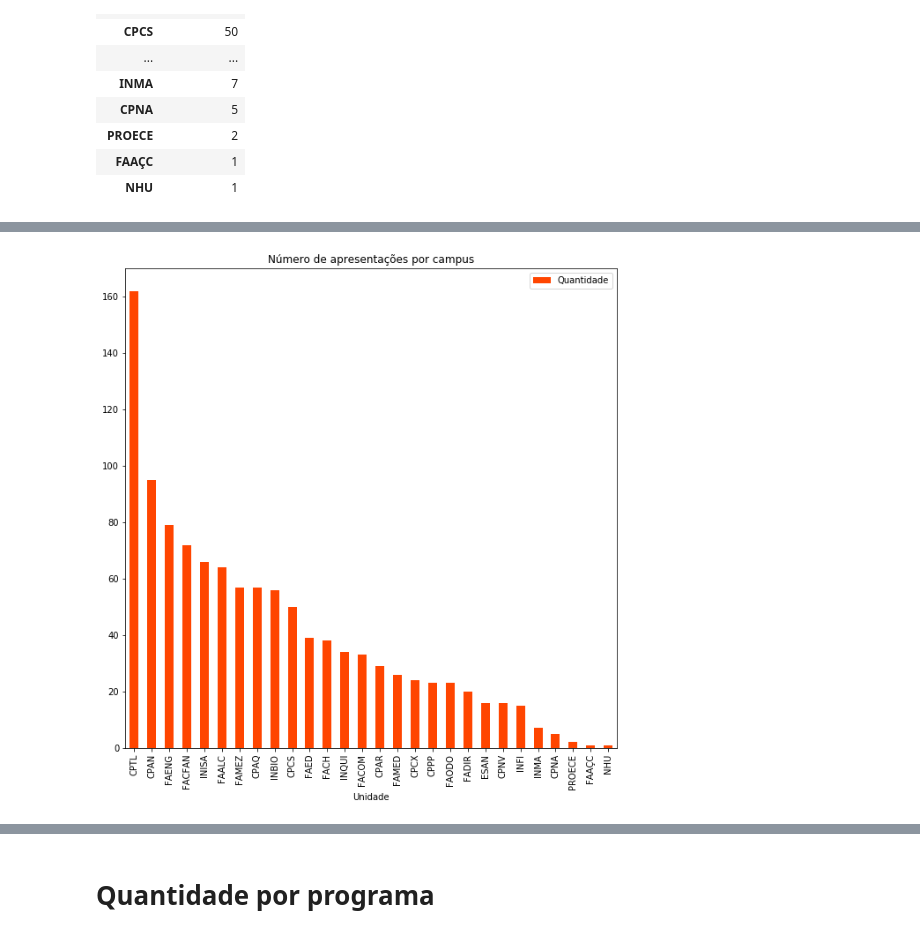
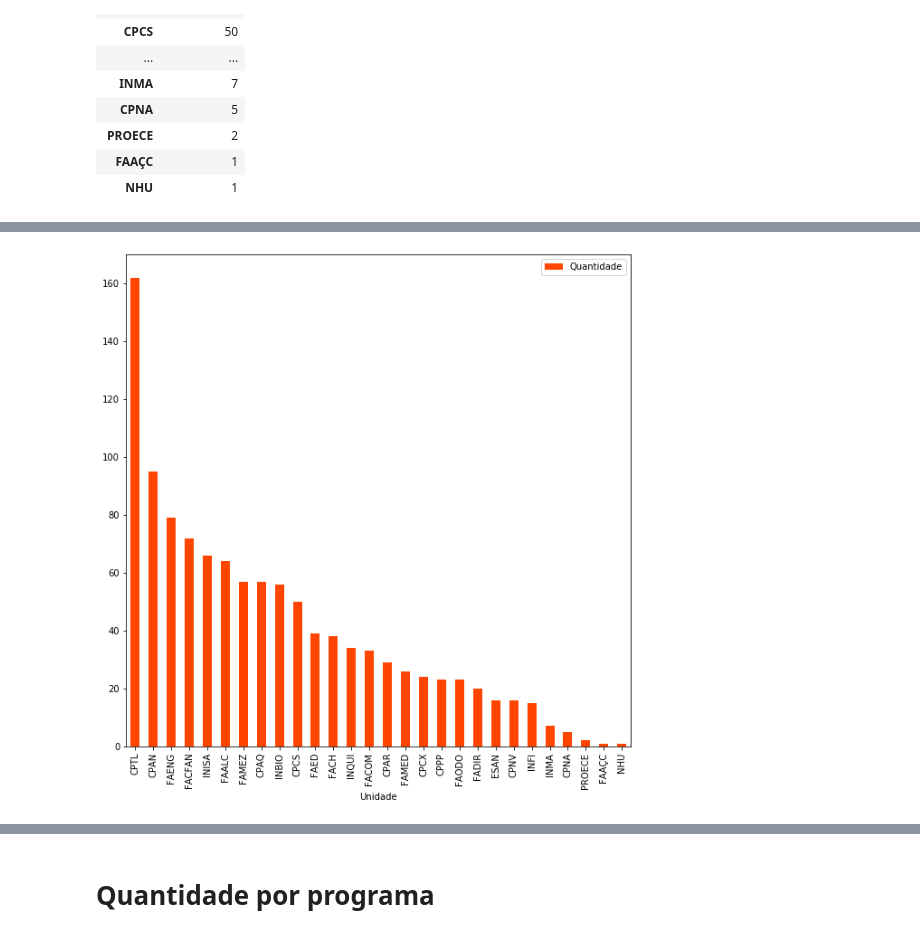
Before and after one commit to danbailo/DataAnalysis-UFMS, a Jupyter notebook: script.ipynb, the cells around one changed output, grey strips where cells are left out. Cells and saved outputs as stored; diff of their text form; code cells hidden in the pictures.

```diff
--- a/script.ipynb
+++ b/script.ipynb
@@ -80,9 +119,9 @@ unidade_pie_fig.savefig('img/unidade_pie.pdf')
 # %%
 # ax = qtd_unidade.plot(color='teal',figsize=(10,10), label='Quantidade', legend=False)
 # unidade_bar = qtd_unidade.plot(color='teal',figsize=(10,10), label='Quantidade', kind='bar', ax=ax)
-unidade_bar = qtd_unidade.plot(color='orangered',figsize=(10,10), label='Quantidade', kind='bar', title='Número de apresentações por campus')
+unidade_bar = qtd_unidade.plot.bar(color='orangered',figsize=(10,10), label='Quantidade')
 # %% [output]
-[figure, old version]
+[figure, new version]
 # %%
 for p in unidade_bar.patches: unidade_bar.annotate('{}'.format(str(p.get_height())), (p.get_x(), p.get_height()))
 # %%
```
Also changed, not shown: parts of 41 cells of this notebook, 25 other files.
